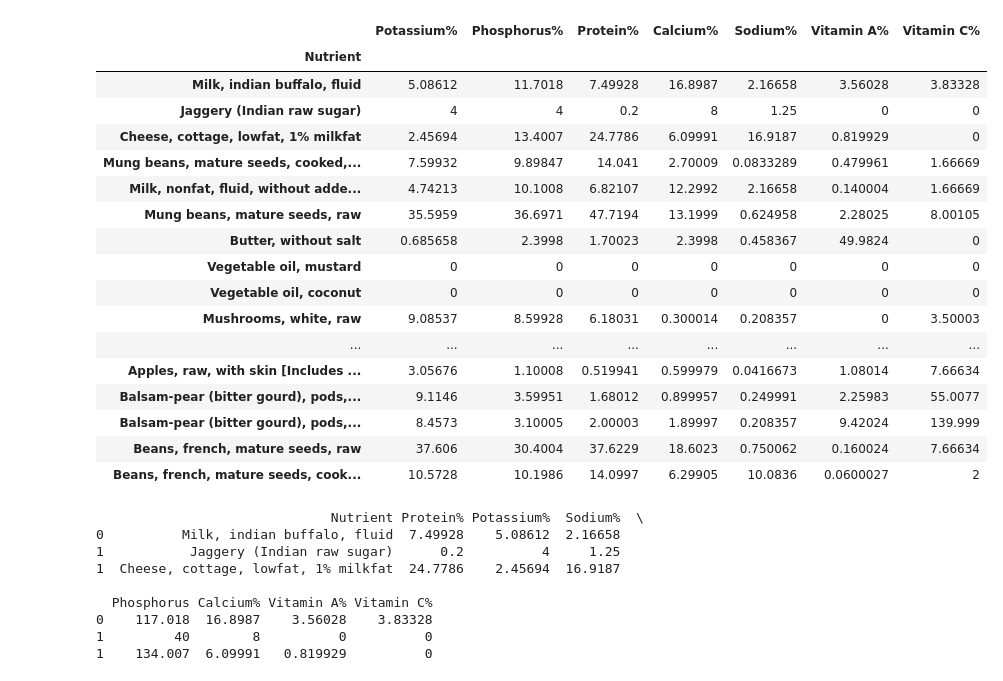
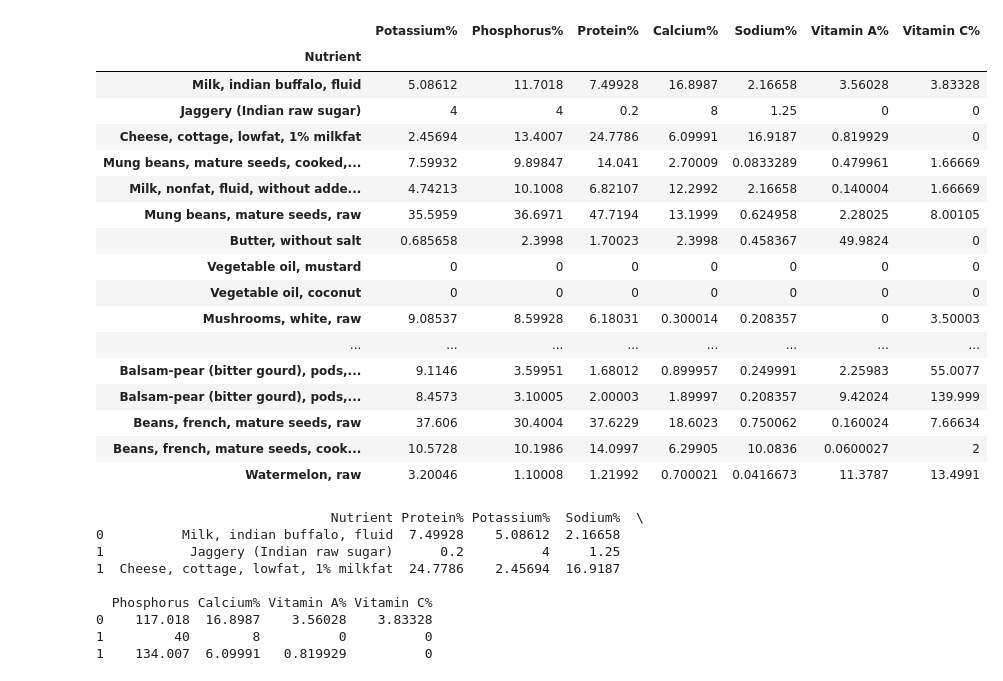
Before and after one commit to varta/jupyter-fnp, a Jupyter notebook: NutritionStats.ipynb, the cells around one changed output. Cells and saved outputs as stored; diff of their text form; code cells hidden in the pictures.

```diff
--- a/NutritionStats.ipynb
+++ b/NutritionStats.ipynb
@@ -24,39 +24,40 @@ carrots_boiled = 'https://nutritiondata.self.com/facts/vegetables-and-vegetable-
 carrots_raw = 'https://nutritiondata.self.com/facts/vegetables-and-vegetable-products/2383/2'
 broccoli_raw = 'https://nutritiondata.self.com/facts/vegetables-and-vegetable-products/2356/2'
 cantaloupe = 'https://nutritiondata.self.com/facts/fruits-and-fruit-juices/1954/2'
 honeydew = 'https://nutritiondata.self.com/facts/fruits-and-fruit-juices/1956/2'
 honey = 'https://nutritiondata.self.com/facts/sweets/5568/2'
 cucumber = 'https://nutritiondata.self.com/facts/vegetables-and-vegetable-products/2439/2'
 onions = 'https://nutritiondata.self.com/facts/vegetables-and-vegetable-products/2501/2'
 spinach = 'https://nutritiondata.self.com/facts/vegetables-and-vegetable-products/2626/2'
 grapes = 'https://nutritiondata.self.com/facts/vegetables-and-vegetable-products/1920/2'
 mango = 'https://nutritiondata.self.com/facts/fruits-and-fruit-juices/1952/2'
 papita = 'https://nutritiondata.self.com/facts/fruits-and-fruit-juices/1985/2'
 apple = 'https://nutritiondata.self.com/facts/fruits-and-fruit-juices/1809/2'
 karela_cooked = 'https://nutritiondata.self.com/facts/vegetables-and-vegetable-products/2320/2'
 karela = 'https://nutritiondata.self.com/facts/vegetables-and-vegetable-products/2319/2'
 frenchbeans = 'https://nutritiondata.self.com/facts/legumes-and-legume-products/4291/2'
 frenchbeans_boild = 'https://nutritiondata.self.com/facts/legumes-and-legume-products/4422/2'
-nutritionstats = get_table_url(frenchbeans_boild)
+watermelon = 'https://nutritiondata.self.com/facts/fruits-and-fruit-juices/2072/2'
+nutritionstats = get_table_url(watermelon)
 # %% [output]
 |  | Potassium% | Phosphorus% | Protein% | Calcium% | Sodium% | Vitamin A% | Vitamin C% |
 | Nutrient |  |  |  |  |  |  |  |
 | Milk, indian buffalo, fluid | 5.08612 | 11.7018 | 7.49928 | 16.8987 | 2.16658 | 3.56028 | 3.83328 |
 | Jaggery (Indian raw sugar) | 4 | 4 | 0.2 | 8 | 1.25 | 0 | 0 |
 | Cheese, cottage, lowfat, 1% milkfat | 2.45694 | 13.4007 | 24.7786 | 6.09991 | 16.9187 | 0.819929 | 0 |
 | Mung beans, mature seeds, cooked,... | 7.59932 | 9.89847 | 14.041 | 2.70009 | 0.0833289 | 0.479961 | 1.66669 |
 | Milk, nonfat, fluid, without adde... | 4.74213 | 10.1008 | 6.82107 | 12.2992 | 2.16658 | 0.140004 | 1.66669 |
 | Mung beans, mature seeds, raw | 35.5959 | 36.6971 | 47.7194 | 13.1999 | 0.624958 | 2.28025 | 8.00105 |
 | Butter, without salt | 0.685658 | 2.3998 | 1.70023 | 2.3998 | 0.458367 | 49.9824 | 0 |
 | Vegetable oil, mustard | 0 | 0 | 0 | 0 | 0 | 0 | 0 |
 | Vegetable oil, coconut | 0 | 0 | 0 | 0 | 0 | 0 | 0 |
 | Mushrooms, white, raw | 9.08537 | 8.59928 | 6.18031 | 0.300014 | 0.208357 | 0 | 3.50003 |
 | ... | ... | ... | ... | ... | ... | ... | ... |
-| Apples, raw, with skin [Includes ... | 3.05676 | 1.10008 | 0.519941 | 0.599979 | 0.0416673 | 1.08014 | 7.66634 |
 | Balsam-pear (bitter gourd), pods,... | 9.1146 | 3.59951 | 1.68012 | 0.899957 | 0.249991 | 2.25983 | 55.0077 |
 | Balsam-pear (bitter gourd), pods,... | 8.4573 | 3.10005 | 2.00003 | 1.89997 | 0.208357 | 9.42024 | 139.999 |
 | Beans, french, mature seeds, raw | 37.606 | 30.4004 | 37.6229 | 18.6023 | 0.750062 | 0.160024 | 7.66634 |
 | Beans, french, mature seeds, cook... | 10.5728 | 10.1986 | 14.0997 | 6.29905 | 10.0836 | 0.0600027 | 2 |
+| Watermelon, raw | 3.20046 | 1.10008 | 1.21992 | 0.700021 | 0.0416673 | 11.3787 | 13.4991 |
 # %%
 import re
 from lxml import html
```
Also changed, not shown: parts of 1 cell of this notebook, 3 other files.
